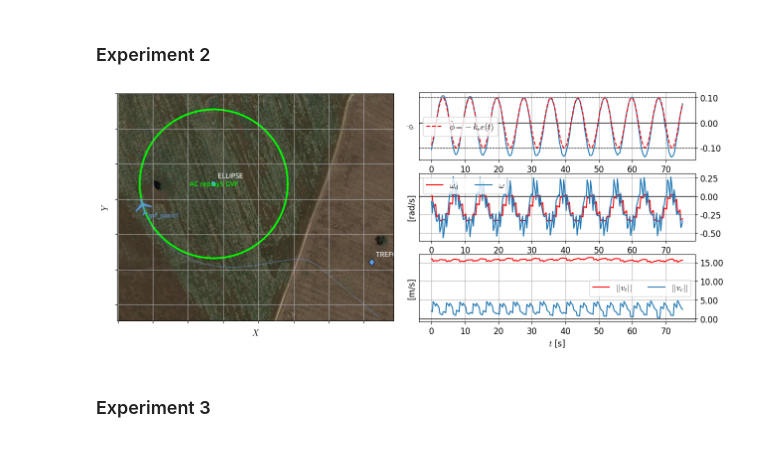
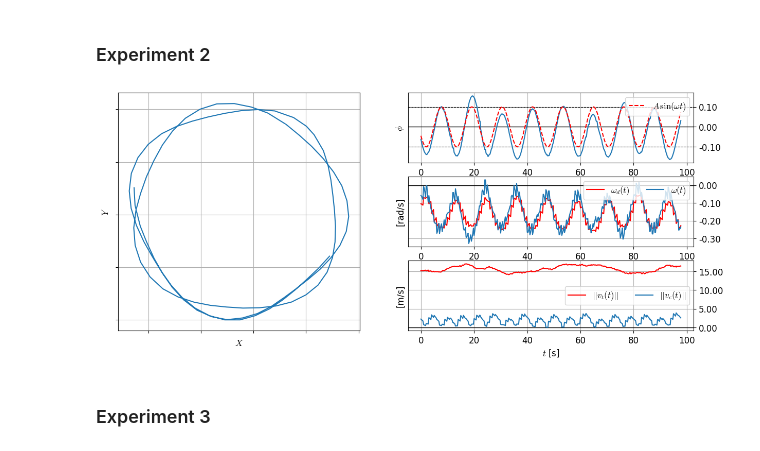
Before and after one commit to jesusBV20/gvf-ik, a Jupyter notebook: gvf_ik_art.ipynb, the cells around one changed output. Cells and saved outputs as stored; diff of their text form; code cells hidden in the pictures.

Commit message:
feat: data from experiments 1 and 2

```diff
--- a/gvf_ik_art.ipynb
+++ b/gvf_ik_art.ipynb
@@ -195,0 +196,12 @@ exp.plot(dpi=100, figsize=(15,6))
+# %%
+# Loading data
+t0, tf, t0_cond, ke = 1600+88, 1600+88+100, 8, 0.25 # kn=0.6
+# t0, tf, t0_cond, ke = 1600+280, 1600+280+100, 9, 0.20 # kn=0.6 -> 0.8
+# t0, tf, t0_cond, ke = 1600+480, 1600+480+70, 0.01, 0.15 # kn=0.8
+
+filename = "24_09_11__10_04_38.csv"
+
+data = load_data(filename, t0, tf)
+
+exp = GVF_IK_exp1(data, ke=ke, t0_cond=t0_cond)
+exp.plot(dpi=100, figsize=(15,6), plot_xy=True)
@@ -197,7 +211,7 @@ exp.plot(dpi=100, figsize=(15,6))
 ### Experiment 2
 # %%
 class GVF_IK_exp2:
-    def __init__(self, data, ke, A, omega, t0_sin):
+    def __init__(self, data, A, omega, t0_sin):
         # Procressing the data
         self.data_time = np.array(data["Time"].to_list())
         self.data_x = np.array(data["NAVIGATION:pos_x"].to_list())
@@ -208,7 +222,6 @@ class GVF_IK_exp2:
         self.data_n_norm = np.array(data["GVF:n_norm"].to_list())
         self.data_t_norm = np.array(data["GVF:t_norm"].to_list())
 
-        self.ke = ke
         self.A = A
         self.omega = omega
 
@@ -221,6 +234,7 @@ class GVF_IK_exp2:
             figsize=(14,8),
             xlim=None,
             ylim=None,
+            plot_xy=False,
             ):
         fig = plt.figure(figsize=figsize, dpi=dpi)
         grid = plt.GridSpec(3, 4, hspace=0.2, wspace=0.2)
@@ -255,7 +269,10 @@ class GVF_IK_exp2:
         axr3.grid(True)
 
         # Plot: 2D X-Y
-        ax.imshow(plt.imread(os.path.join(DATA_PATH, "exp1.png")))
+        if plot_xy:
+            ax.plot(self.data_x, self.data_y)
+        else:
+            ax.imshow(plt.imread(os.path.join(DATA_PATH, "exp2.png")))
 
         # Plot: phi
         axr1.axhline(0, color="k", ls="-", lw=1)
@@ -265,22 +282,22 @@ class GVF_IK_exp2:
         sin_time = self.data_time
         sin_data = self.A*np.sin(self.omega*(sin_time + self.t0_sin))
         axr1.plot(self.data_time, self.data_phi, lw=1.5)
-        axr1.plot(sin_time, sin_data, "--r", lw=1.5, label=r"$\dot \phi = - k_e e(t)$")
+        axr1.plot(sin_time, sin_data, "--r", lw=1.5, label=r"$A\,\sin(\omega t)$")
         axr1.legend(fancybox=True, prop={"size": 12}, ncols=2)
 
 
         # Plot: omega plot
         axr2.axhline(0, color="k", ls="-", lw=1)
 
-        axr2.plot(self.data_time, self.data_omega_d, "r", lw=1.5, label=r"$\omega_d$")
-        axr2.plot(self.data_time, self.data_omega, lw=1.5, label=r"$\omega$")
+        axr2.plot(self.data_time, self.data_omega_d, "r", lw=1.5, label=r"$\omega_d(t)$")
+        axr2.plot(self.data_time, self.data_omega, lw=1.5, label=r"$\omega(t)$")
         axr2.legend(fancybox=True, prop={"size": 12}, ncols=2)
 
         # Plot: tangent and normal norms of pd
         axr3.axhline(0, color="k", ls="-", lw=1)
 
-        axr3.plot(self.data_time, self.data_t_norm, "r", lw=1.5, label=r"$||v_t||$")
-        axr3.plot(self.data_time, self.data_n_norm, lw=1.5, label=r"$||v_c||$")
+        axr3.plot(self.data_time, self.data_t_norm, "r", lw=1.5, label=r"$||v_t(t)||$")
+        axr3.plot(self.data_time, self.data_n_norm, lw=1.5, label=r"$||v_c(t)||$")
         axr3.legend(fancybox=True, prop={"size": 12}, ncols=2)
 
         # -> Show the plot <-
@@ -288,15 +305,18 @@ class GVF_IK_exp2:
         plt.show()
 # %%
 # Loading data
-t0, tf = 350, 500
-filename = "24_09_09__12_56_10.csv" # ke=0.22, kn=1.37
+t0, tf, omega = 750, 1060, 0.55  # kn=0.8, ke=0.25
+t0, tf, t0_sin, omega = 1150, 1200, 0.25, 0.45  # kn=0.8, ke=0.25
+t0, tf, t0_sin, omega = 1250, 1348, 6.55, 0.55  # kn=0.8, ke=0.25
+
+filename = "24_09_11__10_48_44.csv"
 
 data = load_data(filename, t0, tf)
 
-exp = GVF_IK_exp2(data, ke=0.22, A=0.1, omega=0.78, t0_sin=-1.4)
-exp.plot(dpi=100, figsize=(15,6))
+exp = GVF_IK_exp2(data, A=0.1, omega=omega, t0_sin=t0_sin)
+exp.plot(dpi=100, figsize=(15,6), plot_xy=True)
 # %% [output]
-[figure, old version]
+[figure, new version]
 # %% [markdown]
 ### Experiment 3
 # %%
```
Also changed, not shown: parts of 7 cells of this notebook, 4 other files.
